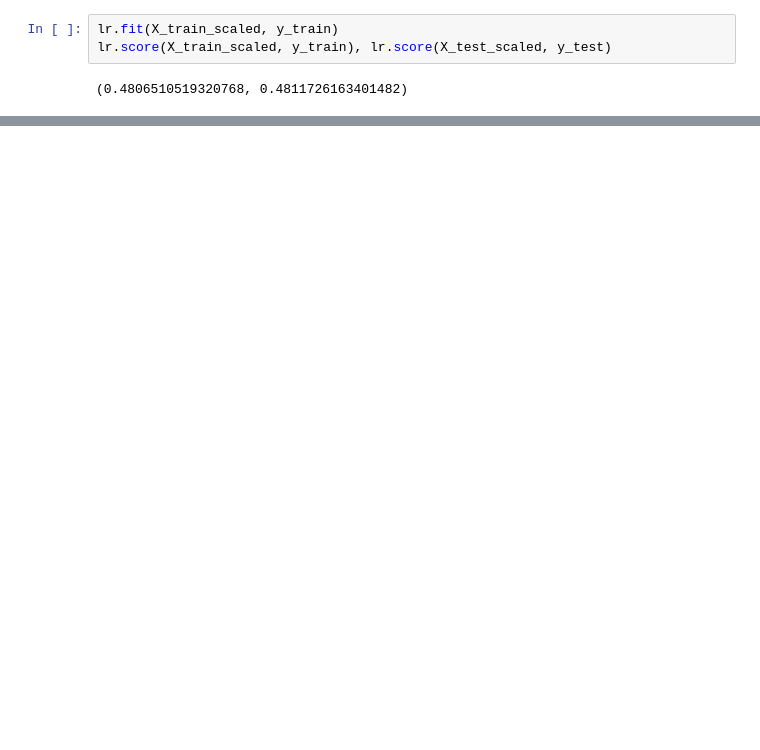
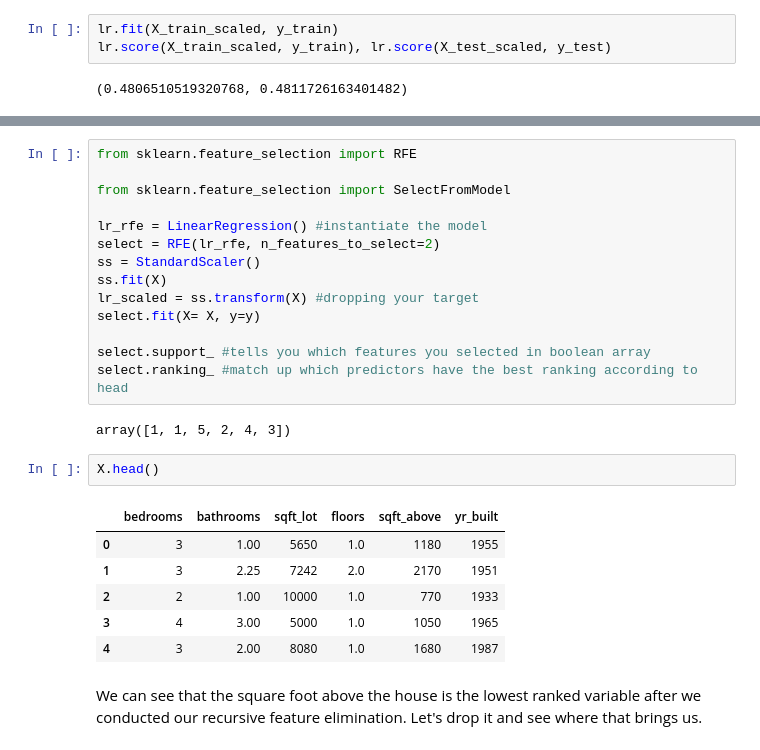
Before and after one commit to sgchatrathi/Real-Estate-Project-analysis, a Jupyter notebook: Main Notebook.ipynb, the cells around one changed output, grey strips where cells are left out. Drawn from its saved outputs; the diff is of its cells as text; blank space fills up the shorter version.

```diff
--- a/Main Notebook.ipynb
+++ b/Main Notebook.ipynb
@@ -110,0 +124,27 @@ lr.score(X_train_scaled, y_train), lr.score(X_test_scaled, y_test)
+# %%
+from sklearn.feature_selection import RFE
+
+from sklearn.feature_selection import SelectFromModel
+
+lr_rfe = LinearRegression() #instantiate the model
+select = RFE(lr_rfe, n_features_to_select=2)
+ss = StandardScaler()
+ss.fit(X)
+lr_scaled = ss.transform(X) #dropping your target
+select.fit(X= X, y=y)
+
+select.support_ #tells you which features you selected in boolean array
+select.ranking_ #match up which predictors have the best ranking according to head
+# %% [output]
+array([1, 1, 5, 2, 4, 3])
+# %%
+X.head()
+# %% [output]
+|  | bedrooms | bathrooms | sqft_lot | floors | sqft_above | yr_built |
+| 0 | 3 | 1.00 | 5650 | 1.0 | 1180 | 1955 |
+| 1 | 3 | 2.25 | 7242 | 2.0 | 2170 | 1951 |
+| 2 | 2 | 1.00 | 10000 | 1.0 | 770 | 1933 |
+| 3 | 4 | 3.00 | 5000 | 1.0 | 1050 | 1965 |
+| 4 | 3 | 2.00 | 8080 | 1.0 | 1680 | 1987 |
+# %% [markdown]
+We can see that the square foot above the house is the lowest ranked variable after we conducted our recursive feature elimination. Let's drop it and see where that brings us.
```
Also changed, not shown: parts of 15 cells of this notebook.
